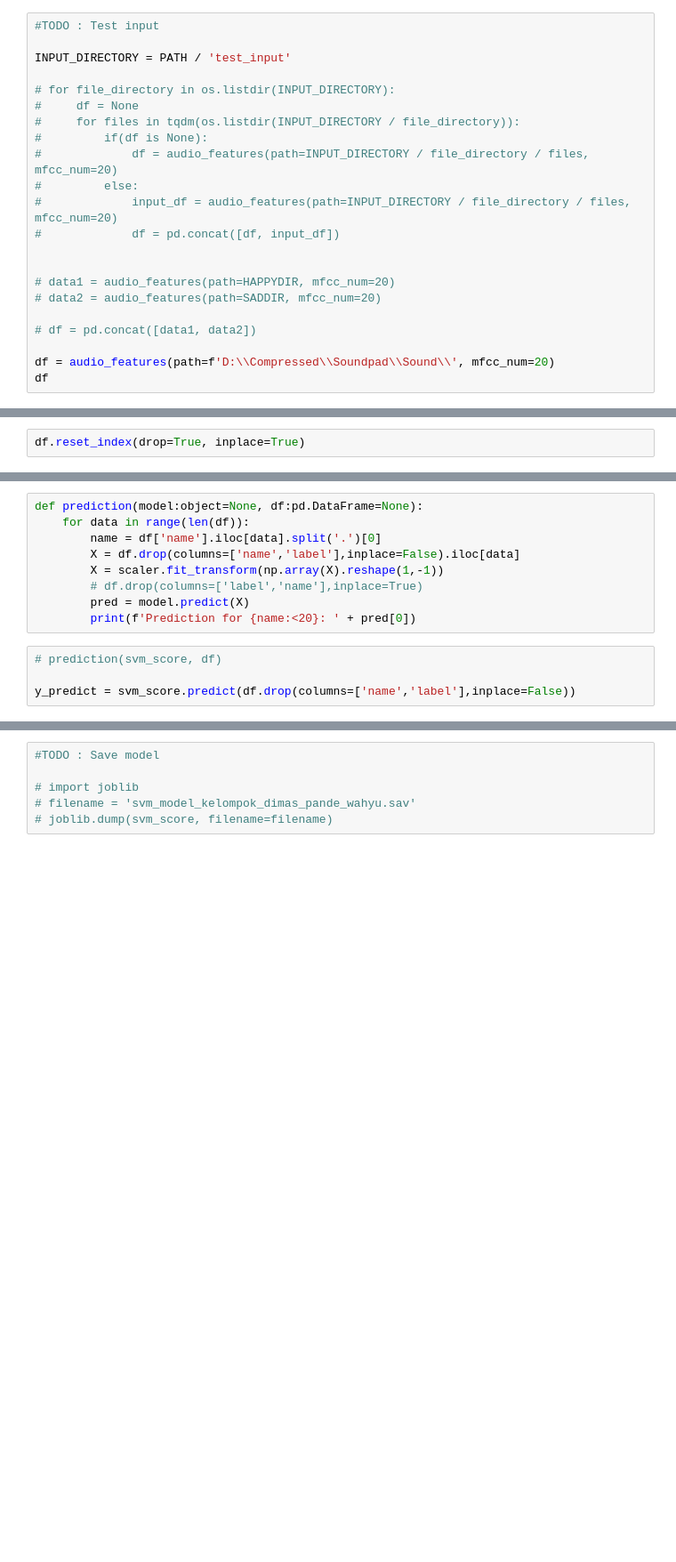
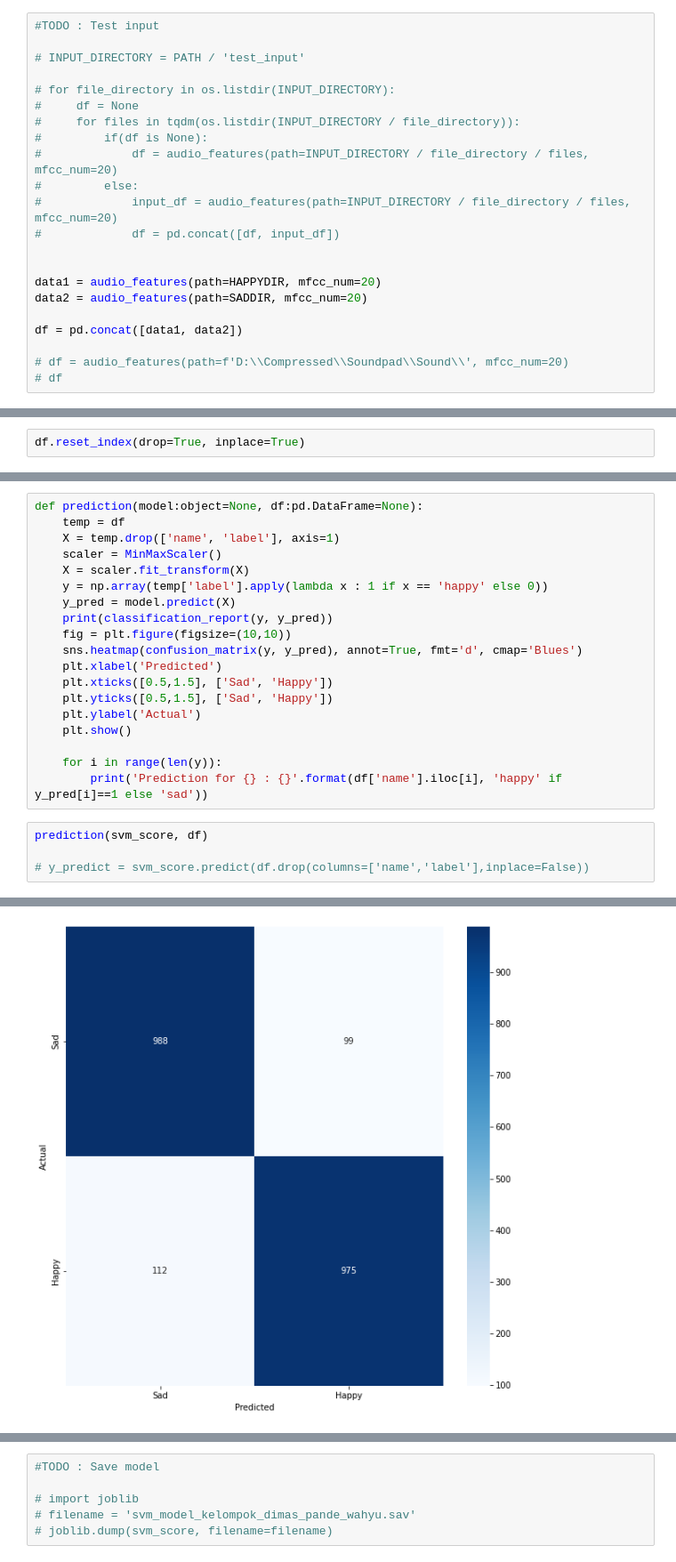
Before and after one commit to LvnnnX/Pemrosesan-Data-Multimedia, a Jupyter notebook: IPYNB-Code/Final-Project/final-project.ipynb, the cells around one changed output, grey strips where cells are left out. Shown at 89% size. Saved outputs shown, nothing was run; the diff lists cells and outputs as text; blank space fills up the shorter version.

```diff
--- a/IPYNB-Code/Final-Project/final-project.ipynb
+++ b/IPYNB-Code/Final-Project/final-project.ipynb
@@ -428,7 +417,7 @@ get_svm_score.head(5)
 # %%
 #TODO : Test input
 
-INPUT_DIRECTORY = PATH / 'test_input'
+# INPUT_DIRECTORY = PATH / 'test_input'
 
 # for file_directory in os.listdir(INPUT_DIRECTORY):
 #     df = None
@@ -440,10 +429,10 @@ INPUT_DIRECTORY = PATH / 'test_input'
 #             df = pd.concat([df, input_df])
 
 
-# data1 = audio_features(path=HAPPYDIR, mfcc_num=20)
-# data2 = audio_features(path=SADDIR, mfcc_num=20)
+data1 = audio_features(path=HAPPYDIR, mfcc_num=20)
+data2 = audio_features(path=SADDIR, mfcc_num=20)
 
-# df = pd.concat([data1, data2])
+df = pd.concat([data1, data2])
 
-df = audio_features(path=f'D:\\Compressed\\Soundpad\\Sound\\', mfcc_num=20)
-df
+# df = audio_features(path=f'D:\\Compressed\\Soundpad\\Sound\\', mfcc_num=20)
+# df
@@ -492,13 +457,24 @@ df
-# %%
-def prediction(model:object=None, df:pd.DataFrame=None):
-    for data in range(len(df)):
-        name = df['name'].iloc[data].split('.')[0]
-        X = df.drop(columns=['name','label'],inplace=False).iloc[data]
-        X = scaler.fit_transform(np.array(X).reshape(1,-1))
-        # df.drop(columns=['label','name'],inplace=True)
-        pred = model.predict(X)
-        print(f'Prediction for {name:<20}: ' + pred[0])
+# %%
+def prediction(model:object=None, df:pd.DataFrame=None):
+    temp = df
+    X = temp.drop(['name', 'label'], axis=1)
+    scaler = MinMaxScaler()
+    X = scaler.fit_transform(X)
+    y = np.array(temp['label'].apply(lambda x : 1 if x == 'happy' else 0))
+    y_pred = model.predict(X)
+    print(classification_report(y, y_pred))
+    fig = plt.figure(figsize=(10,10))
+    sns.heatmap(confusion_matrix(y, y_pred), annot=True, fmt='d', cmap='Blues')
+    plt.xlabel('Predicted')
+    plt.xticks([0.5,1.5], ['Sad', 'Happy'])
+    plt.yticks([0.5,1.5], ['Sad', 'Happy'])
+    plt.ylabel('Actual')
+    plt.show()
+
+    for i in range(len(y)):
+        print('Prediction for {} : {}'.format(df['name'].iloc[i], 'happy' if y_pred[i]==1 else 'sad'))
 # %%
-# prediction(svm_score, df)
+prediction(svm_score, df)
 
-y_predict = svm_score.predict(df.drop(columns=['name','label'],inplace=False))
+# y_predict = svm_score.predict(df.drop(columns=['name','label'],inplace=False))
+# %% [output]
@@ -504,0 +489 @@ y_predict = svm_score.predict(df.drop(columns=['name','label'],inplace=False))
+[figure, added]
```
Also changed, not shown: parts of 16 cells of this notebook.
